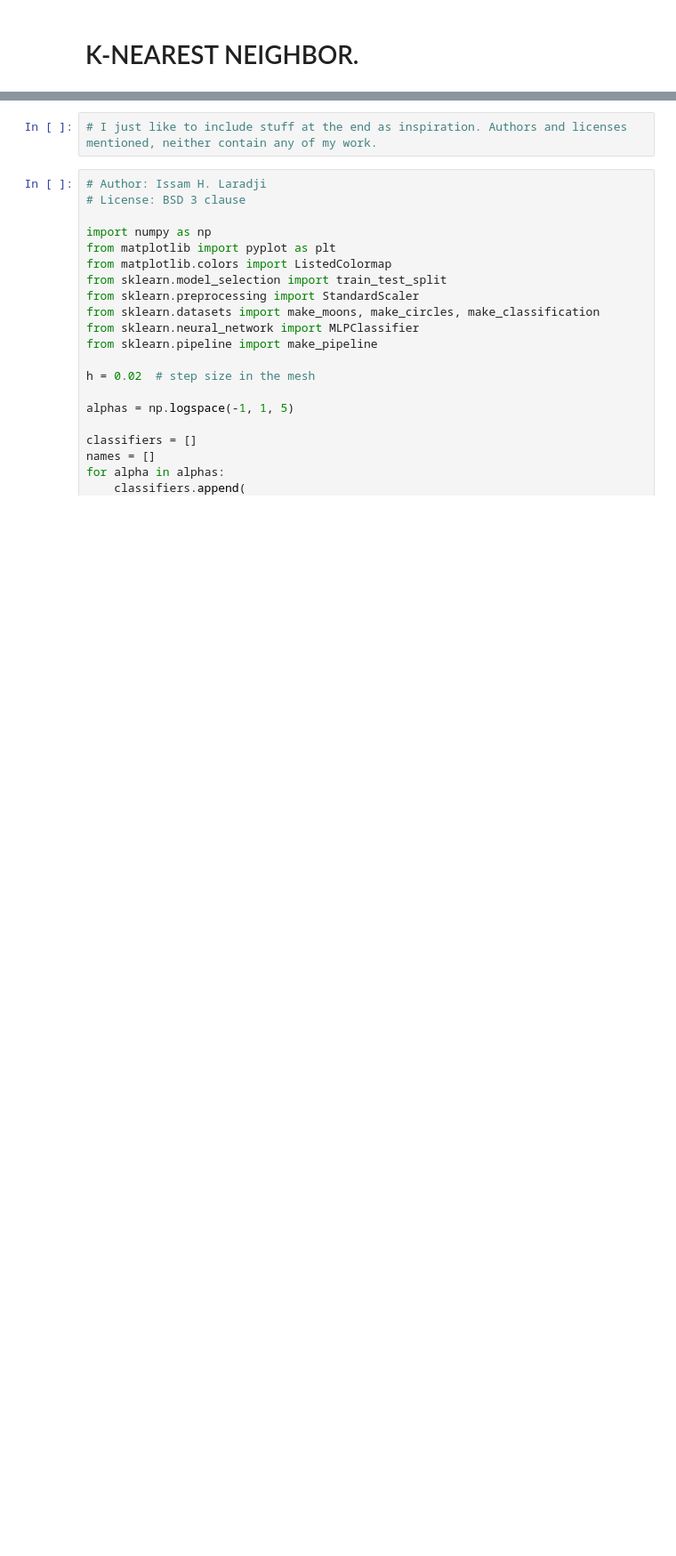
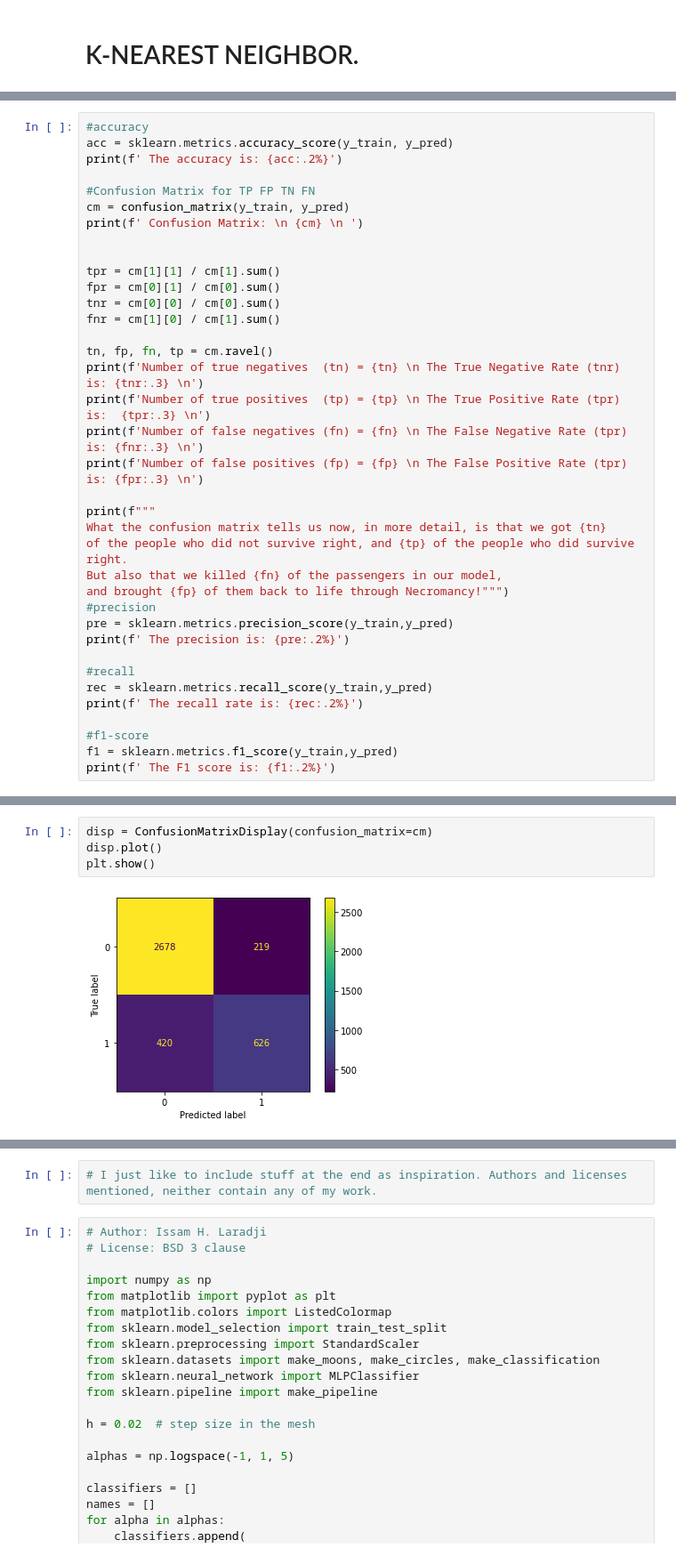
Before and after one commit to nicholas-dougherty/classification-exercises, a Jupyter notebook: model.ipynb, the cells around one changed output, grey strips where cells are left out. Shown at 89% size. Cells and saved outputs as stored; diff of their text form; blank space fills up the shorter version.

```diff
--- a/model.ipynb
+++ b/model.ipynb
@@ -856,0 +899,37 @@ plt.show()
+# %%
+#accuracy
+acc = sklearn.metrics.accuracy_score(y_train, y_pred)
+print(f' The accuracy is: {acc:.2%}')
+
+#Confusion Matrix for TP FP TN FN
+cm = confusion_matrix(y_train, y_pred)
+print(f' Confusion Matrix: \n {cm} \n ')
+
+
+tpr = cm[1][1] / cm[1].sum()
+fpr = cm[0][1] / cm[0].sum()
+tnr = cm[0][0] / cm[0].sum()
+fnr = cm[1][0] / cm[1].sum()
+
+tn, fp, fn, tp = cm.ravel()
+print(f'Number of true negatives  (tn) = {tn} \n The True Negative Rate (tnr) is: {tnr:.3} \n')
+print(f'Number of true positives  (tp) = {tp} \n The True Positive Rate (tpr) is:  {tpr:.3} \n')
+print(f'Number of false negatives (fn) = {fn} \n The False Negative Rate (tpr) is: {fnr:.3} \n')
+print(f'Number of false positives (fp) = {fp} \n The False Positive Rate (tpr) is: {fpr:.3} \n')
+
+print(f"""
+What the confusion matrix tells us now, in more detail, is that we got {tn}
+of the people who did not survive right, and {tp} of the people who did survive right.
+But also that we killed {fn} of the passengers in our model,
+and brought {fp} of them back to life through Necromancy!""")
+#precision
+pre = sklearn.metrics.precision_score(y_train,y_pred)
+print(f' The precision is: {pre:.2%}')
+
+#recall
+rec = sklearn.metrics.recall_score(y_train,y_pred)
+print(f' The recall rate is: {rec:.2%}')
+
+#f1-score
+f1 = sklearn.metrics.f1_score(y_train,y_pred)
+print(f' The F1 score is: {f1:.2%}')
@@ -856,0 +954,6 @@ plt.show()
+# %%
+disp = ConfusionMatrixDisplay(confusion_matrix=cm)
+disp.plot()
+plt.show()
+# %% [output]
+[figure, added]
```
Also changed, not shown: parts of 32 cells of this notebook.
